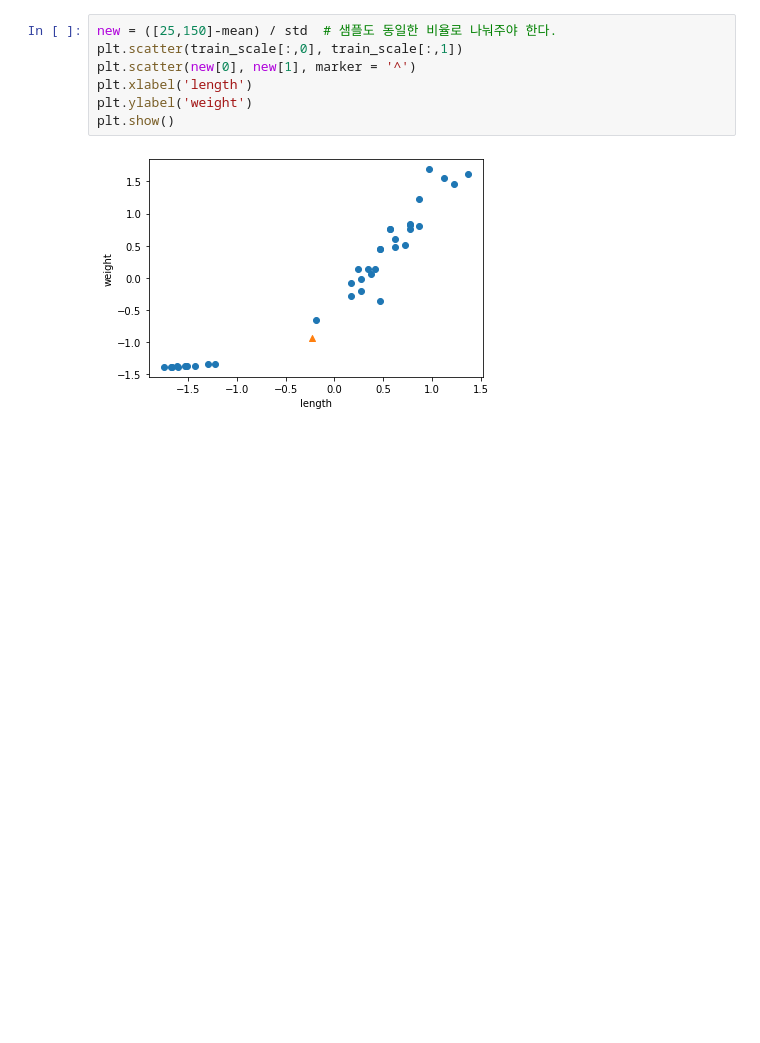
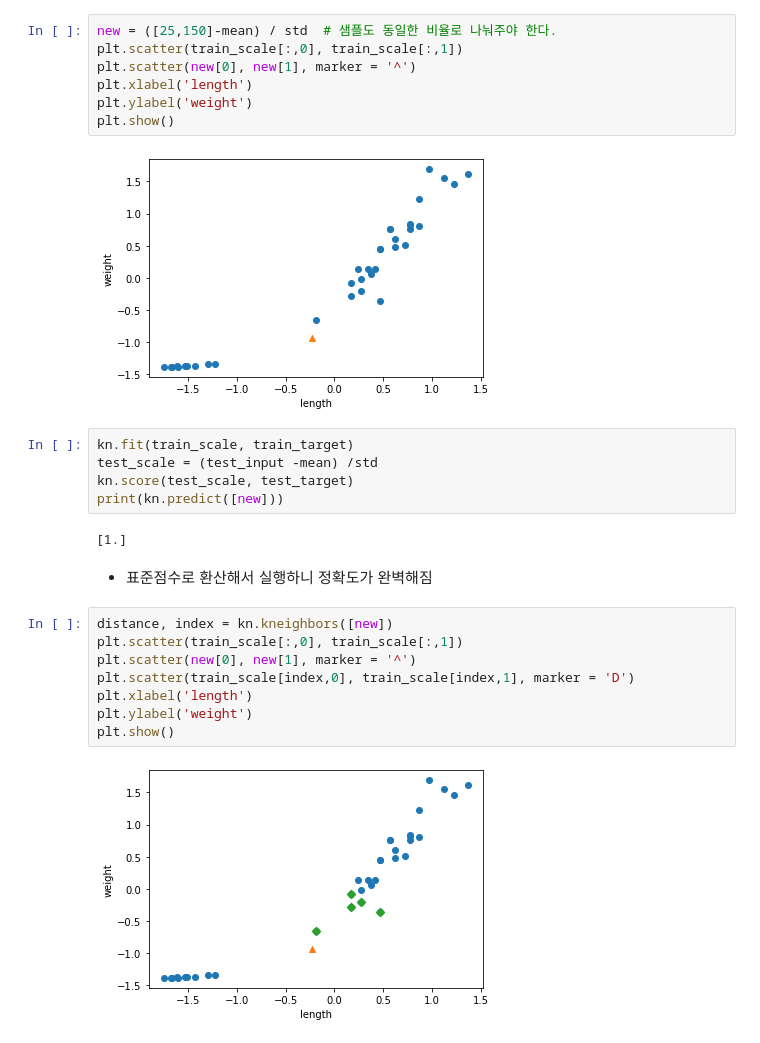
Before and after one commit to Yumpop/ML_hongong, a Jupyter notebook: K_최근접_이웃_알고리즘.ipynb, the cells around one changed output. Saved outputs shown, nothing was run; the diff lists cells and outputs as text; blank space fills up the shorter version.

```diff
--- a/K_최근접_이웃_알고리즘.ipynb
+++ b/K_최근접_이웃_알고리즘.ipynb
@@ -370,3 +376,22 @@ plt.ylabel('weight')
 plt.show()
 # %% [output]
 [figure]
+# %%
+kn.fit(train_scale, train_target)
+test_scale = (test_input -mean) /std
+kn.score(test_scale, test_target)
+print(kn.predict([new]))
+# %% [output]
+[1.]
+# %% [markdown]
+- 표준점수로 환산해서 실행하니 정확도가 완벽해짐
+# %%
+distance, index = kn.kneighbors([new])
+plt.scatter(train_scale[:,0], train_scale[:,1])
+plt.scatter(new[0], new[1], marker = '^')
+plt.scatter(train_scale[index,0], train_scale[index,1], marker = 'D')
+plt.xlabel('length')
+plt.ylabel('weight')
+plt.show()
+# %% [output]
+[figure, added]
```
Also changed, not shown: parts of 2 cells of this notebook.
